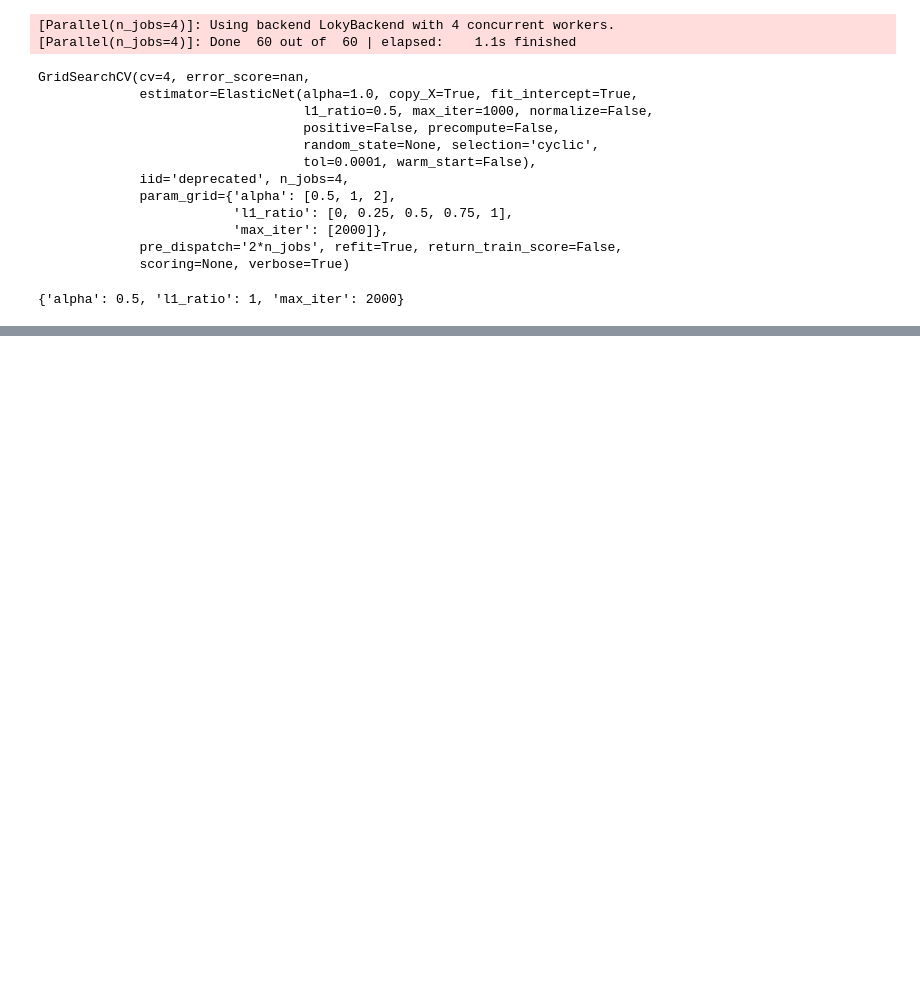
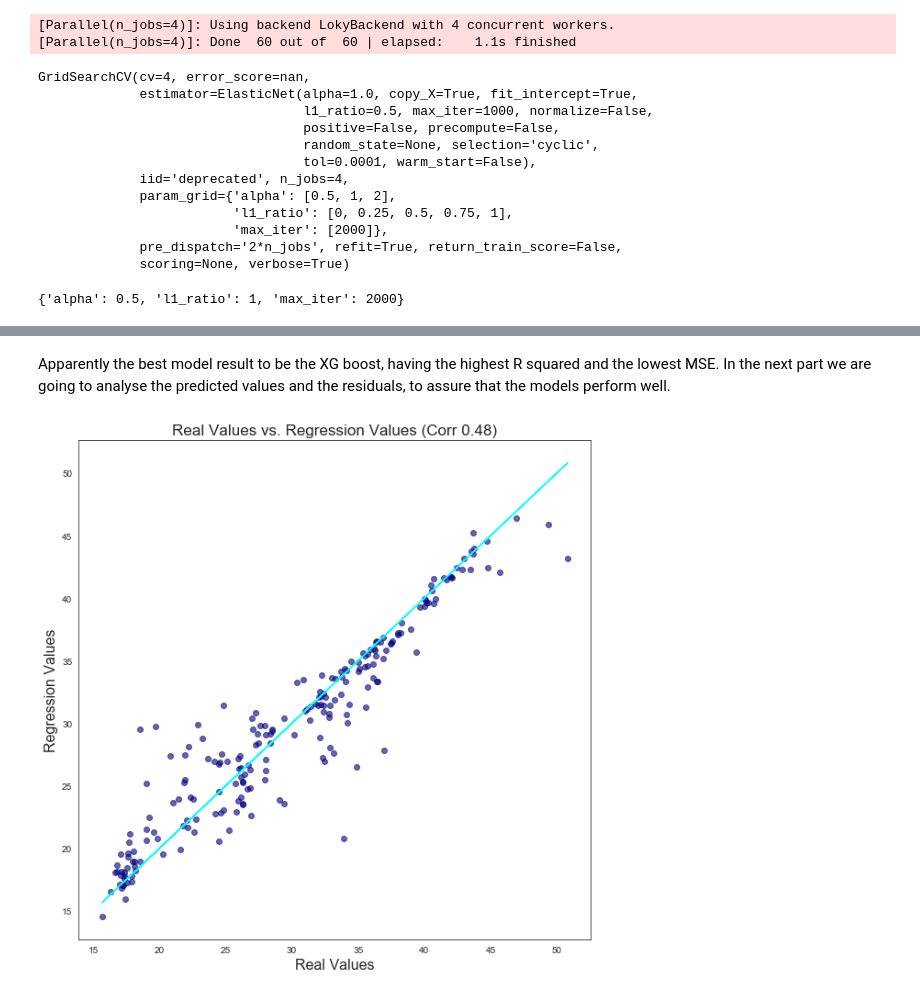
Before and after one commit to Alexisbiancotti/Obesity_Prediction, a Jupyter notebook: Obesity_Prediction.ipynb, the cells around one changed output, grey strips where cells are left out. Drawn from its saved outputs; the diff is of its cells as text; code cells hidden in the pictures; blank space fills up the shorter version.

```diff
--- a/Obesity_Prediction.ipynb
+++ b/Obesity_Prediction.ipynb
@@ -360,0 +409,29 @@ r_squared_error(y_test,en_grid.predict(X_test))
+# %% [markdown]
+Apparently the best model result to be the XG boost, having the highest R squared and the lowest MSE. In the next part we are going to analyse the predicted values and the residuals, to assure that the models perform well.
+# %%
+# creating the series of the predictions and metrics
+
+y_pred          = pd.Series(xgb_grid.predict(X_test))
+
+resid_pred      = y_test - y_pred
+
+corr_pred       = round(y_test.corr(y_pred), 2)
+
+resid_pred_mean = round(resid_pred.mean(),2)
+
+resid_pred_skew = round(resid_pred.skew(),2)
+# %%
+# ploting the real and the predicted values
+
+plt.figure(figsize=(10, 10))
+
+plt.scatter(x=y_test, y=y_pred, c='navy', alpha=0.6)
+plt.plot(y_test, y_test, color='cyan')
+
+plt.xlabel('Real Values', fontsize=16)
+plt.ylabel('Regression Values', fontsize=16)
+plt.title(f'Real Values vs. Regression Values (Corr {corr_pred})', fontsize=17)
+
+plt.show()
+# %% [output]
+[figure, added]
```
Also changed, not shown: parts of 21 cells of this notebook.
